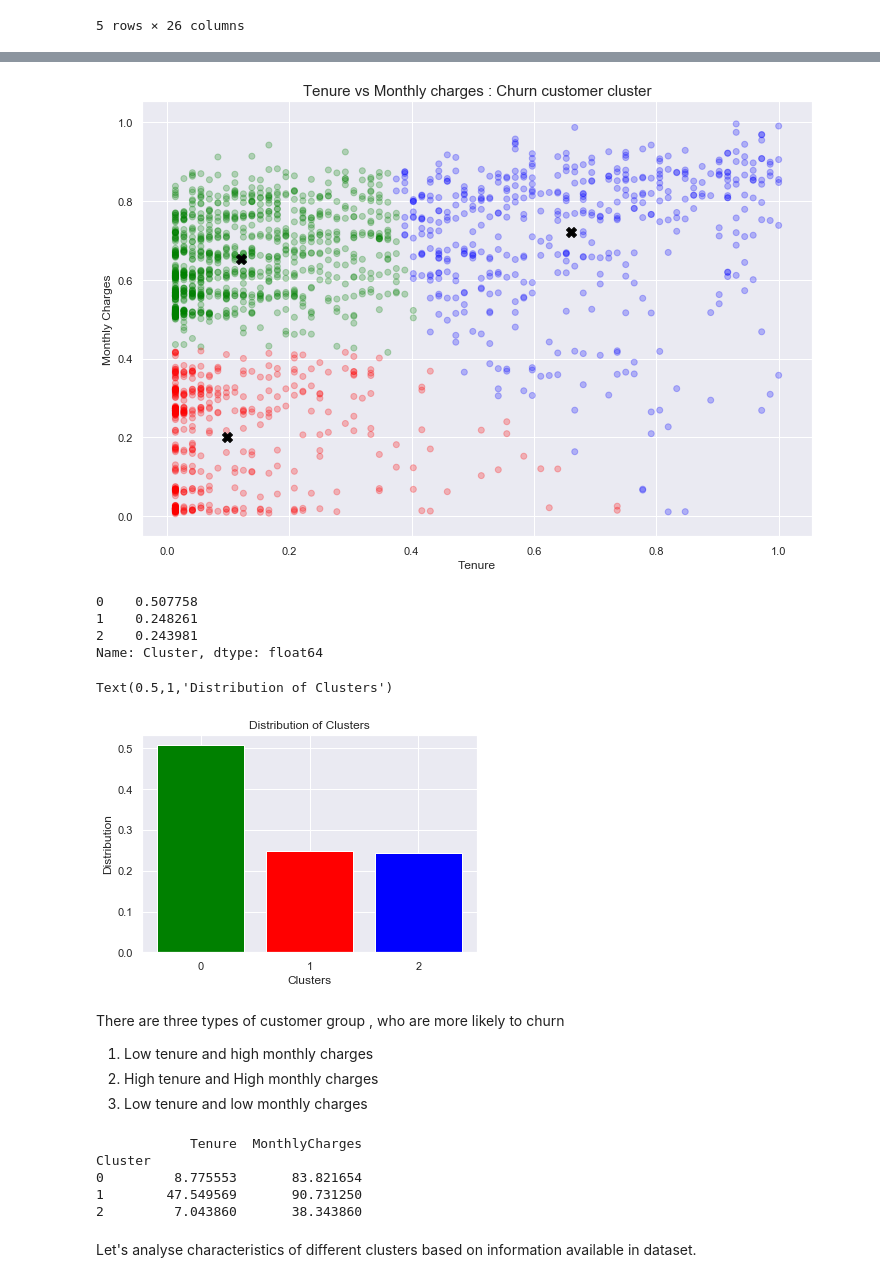
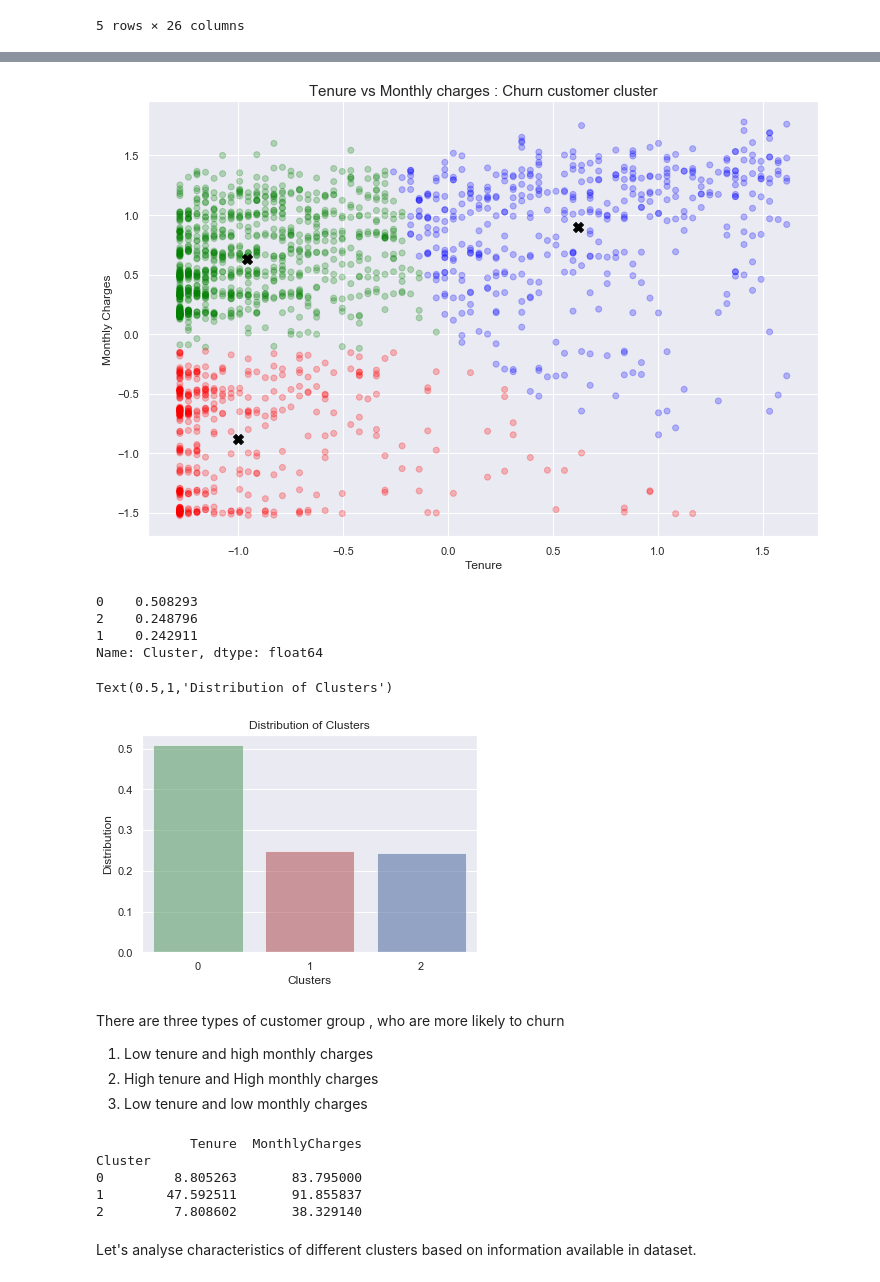
Before and after one commit to ShivaliPatel/Data-science-projects, a Jupyter notebook: Telco_customer_churn/Telco customer churn - Exploratory data analysis (EDA).ipynb, the cells around one changed output, grey strips where cells are left out. Saved outputs shown, nothing was run; the diff lists cells and outputs as text; code cells hidden in the pictures.

```diff
--- a/Telco_customer_churn/Telco customer churn - Exploratory data analysis (EDA).ipynb
+++ b/Telco_customer_churn/Telco customer churn - Exploratory data analysis (EDA).ipynb
@@ -568,8 +590,9 @@ Let's check is there any relationship between Tenure and MonthlyCharges. From th
 # %%
+import sklearn.preprocessing  as prepro
 # normalized tenure and monthlycharges
 
-df_cal['Tenure_norm'] = (df_cal['Tenure'] - df_cal['Tenure'].min()) / (df_cal['Tenure'].max() - df_cal['Tenure'].min())
-df_cal['MonthlyCharges_norm'] = (df_cal['MonthlyCharges'] - df_cal['MonthlyCharges'].min())/ (df_cal['MonthlyCharges'].max() - df_cal['MonthlyCharges'].min())
+df_cal['Tenure_norm'] = prepro.StandardScaler().fit_transform(df_cal[['Tenure']])
+df_cal['MonthlyCharges_norm'] = prepro.StandardScaler().fit_transform(df_cal[['MonthlyCharges']])
 df_cal.head()
 # %% [output]
 |  | CustomerID | Gender | SeniorCitizen | Partner | Dependents | Tenure | PhoneService | MultipleLines | ... |
@@ -648,28 +657,29 @@ plt.scatter(x=kmeans.cluster_centers_[:,0]
 plt.title("Tenure vs Monthly charges : Churn customer cluster",fontsize=15)
 plt.show()
 # %% [output]
-[figure, old version]
+[figure, new version]
 # %%
 # distribution of cluster
 print(df_cal[df_cal['Churn']==1].Cluster.value_counts(normalize=True))
 
 # 0 - Green; 1 - Red; 2 - Blue
 
 
-plt.bar(x=[0,1,2]
-        , height=df_cal[df_cal['Churn']==1].Cluster.value_counts(normalize=True).values
+sns.barplot(x=[0,1,2]
+        , y=df_cal[df_cal['Churn']==1].Cluster.value_counts(normalize=True).values
         , tick_label=[0,1,2]
-        , color=['Green','red','blue'])
+        , palette=['g','r','b']
+        , alpha = 0.6)
 plt.xlabel("Clusters")
 plt.ylabel("Distribution")
 plt.title("Distribution of Clusters")
 # %% [output]
-0    0.507758
-1    0.248261
-2    0.243981
+0    0.508293
+2    0.248796
+1    0.242911
 Name: Cluster, dtype: float64
 Text(0.5,1,'Distribution of Clusters')
-[figure, old version]
+[figure, new version]
 # %% [markdown]
 There are three types of customer group , who are more likely to churn<br>
 1) Low tenure and high monthly charges<br>
@@ -681,9 +691,9 @@ print(df_cluster_gp['Tenure','MonthlyCharges'].mean())
 # %% [output]
             Tenure  MonthlyCharges
 Cluster
-0         8.775553       83.821654
-1        47.549569       90.731250
-2         7.043860       38.343860
+0         8.805263       83.795000
+1        47.592511       91.855837
+2         7.808602       38.329140
 # %% [markdown]
 Let's analyse characteristics of different clusters based on information available in dataset.
 # %%
```
Also changed, not shown: parts of 41 cells of this notebook, 3 other files.
